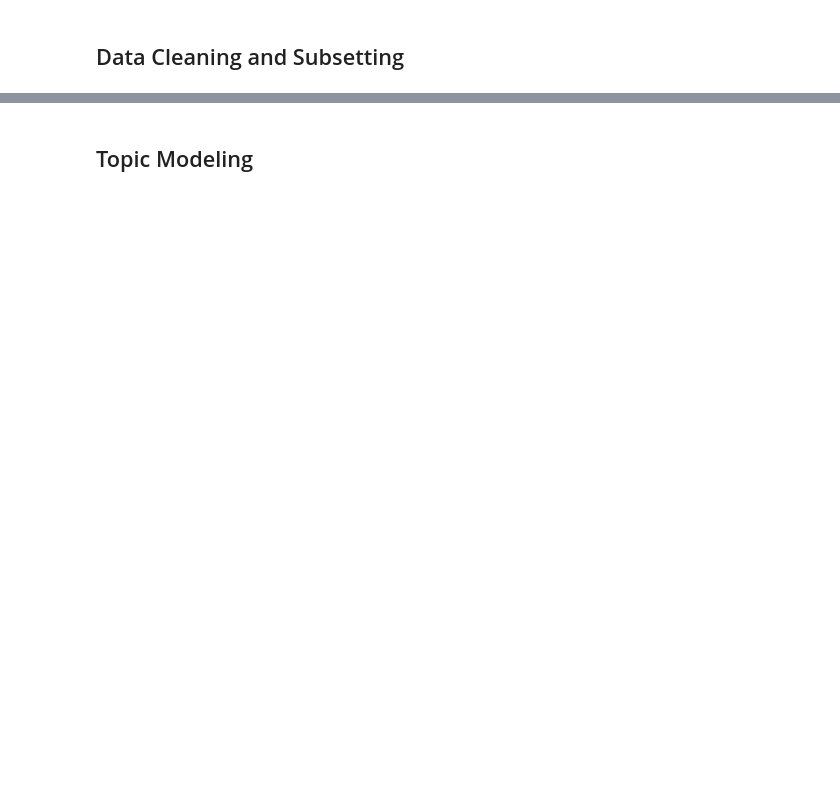
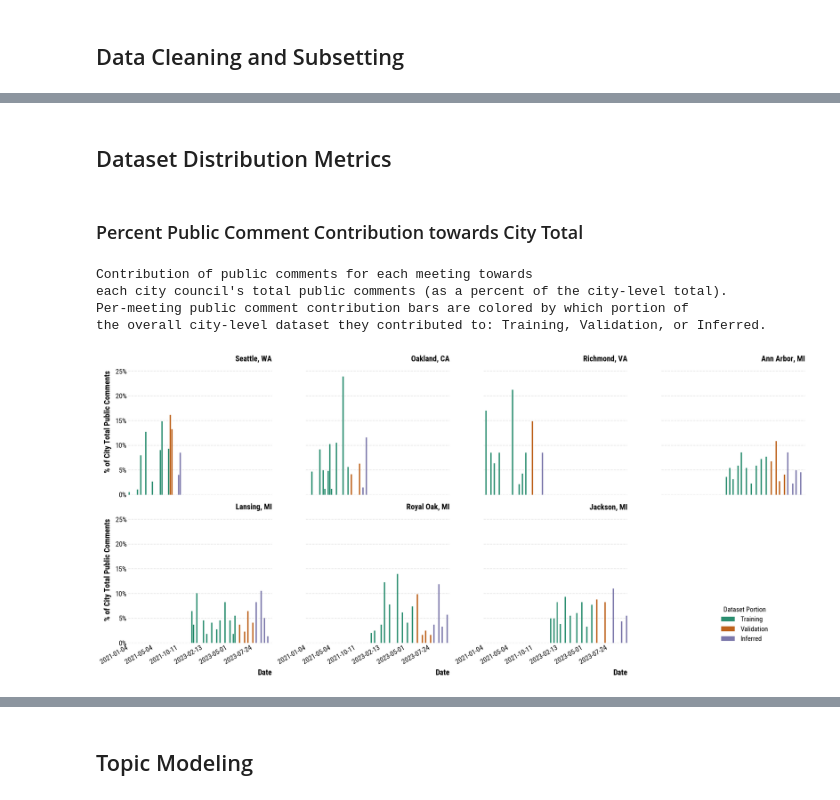
Before and after one commit to evamaxfield/cdp-public-comment-seg-prep, a Jupyter notebook: notebooks/eda.ipynb, the cells around one changed output, grey strips where cells are left out. Saved outputs shown, nothing was run; the diff lists cells and outputs as text; code cells hidden in the pictures; blank space fills up the shorter version.

```diff
--- a/notebooks/eda.ipynb
+++ b/notebooks/eda.ipynb
@@ -78,7 +269,6 @@ sns.set_palette(COLORBREWER_PALETTE)
 # %%
 # Store all data to single object
 data_dfs = []
-
 
 def split_short_name_to_city_and_date(short_name: str) -> tuple[str, date]:
     # Split the short name into city and date
@@ -117,9 +307,6 @@ for filepath in ANNOTATIONS_DIR.glob("*.csv"):
     # Add the city name
     df["city_name"] = df["city_short_code"].map(CITY_SHORTCODE_NAME_LUT)
 
-    # Add a year-month column
-    df["year_month"] = df["date"].apply(lambda x: x.replace(day=1))
-
     # Using the filename, mark if this was a "training" or "inferred" dataset
     df["dataset_portion"] = filepath.stem.split("_")[-1]
 
@@ -129,30 +316,27 @@ for filepath in ANNOTATIONS_DIR.glob("*.csv"):
 # Concatenate all training data
 full_data = pd.concat(data_dfs)
 
-# Cap the portions
-# Change test to validate
-
 # Replace dataset portion with standard names
 full_data["dataset_portion"] = full_data["dataset_portion"].replace(
-    {"truth": "train", "pred": "inferred", "val": "test"}
+    {"truth": "Training", "pred": "Inferred", "val": "Validation"}
 )
 
 # Subset the data to only the columns we care about
 full_data = full_data[
     [
-        "name",
         "city_short_code",
         "city_name",
         "date",
-        "year_month",
         "dataset_portion",
         "meeting_section",
         "speaker_role",
         "start",
         "end",
-        "text",
+        "model_pred_public_comment",
     ]
 ]
 
-# full_data.sample(3)
-full_data.loc[full_data["name"].str.contains("OAK_02_16_21")]
+# Filter to only the cities of interest
+full_data = full_data[full_data["city_short_code"].isin(CITIES_OF_INTEREST)]
+
+full_data.sample(3)
@@ -256,0 +348,2 @@ percent_comments_df.loc[(percent_comments_df["city_name"] == "Oakland, CA")][
+# %% [markdown]
+## Dataset Distribution Metrics
@@ -256,0 +403,50 @@ percent_comments_df.loc[(percent_comments_df["city_name"] == "Oakland, CA")][
+# %% [markdown]
+### Percent Public Comment Contribution towards City Total
+# %%
+# Col by city
+g = sns.catplot(
+    data=per_meeting_metrics_df,
+    x="Date",
+    y="percent_of_total_comments",
+    hue="Dataset Portion",
+    hue_order=["Training", "Validation", "Inferred"],
+    col="city_name",
+    col_wrap=4,
+    col_order=CITY_ORDER,
+    kind="bar",
+)
+
+# Update the x-axis, and y-axis labels
+g.set_axis_labels("Date", "% of City Total Public Comments")
+g.figure.autofmt_xdate()
+g.set_titles("")
+g.set_titles("{col_name}", loc="right")
+
+# For each ax in the figure, add x-axis ticks and labels
+for ax in g.axes.flat:
+    ax.xaxis.set_major_locator(mtick.MaxNLocator(6))
+    ax.yaxis.set_major_formatter(mtick.PercentFormatter(decimals=0))
+
+# Move the legend into the lower right of the plot, instead of the figure
+sns.move_legend(g, "lower right", bbox_to_anchor=(0.95, 0.1))
+
+# Add vertical spacing between the plots
+g.figure.subplots_adjust(hspace=0.5)
+
+# Tight Layout
+g.figure.tight_layout()
+
+fig_text = """
+Contribution of public comments for each meeting towards
+each city council's total public comments (as a percent of the city-level total).
+Per-meeting public comment contribution bars are colored by which portion of
+the overall city-level dataset they contributed to: Training, Validation, or Inferred.
+""".strip()
+
+print(fig_text)
+# %% [output]
+Contribution of public comments for each meeting towards
+each city council's total public comments (as a percent of the city-level total).
+Per-meeting public comment contribution bars are colored by which portion of
+the overall city-level dataset they contributed to: Training, Validation, or Inferred.
+[figure, added]
```
Also changed, not shown: parts of 35 cells of this notebook.
